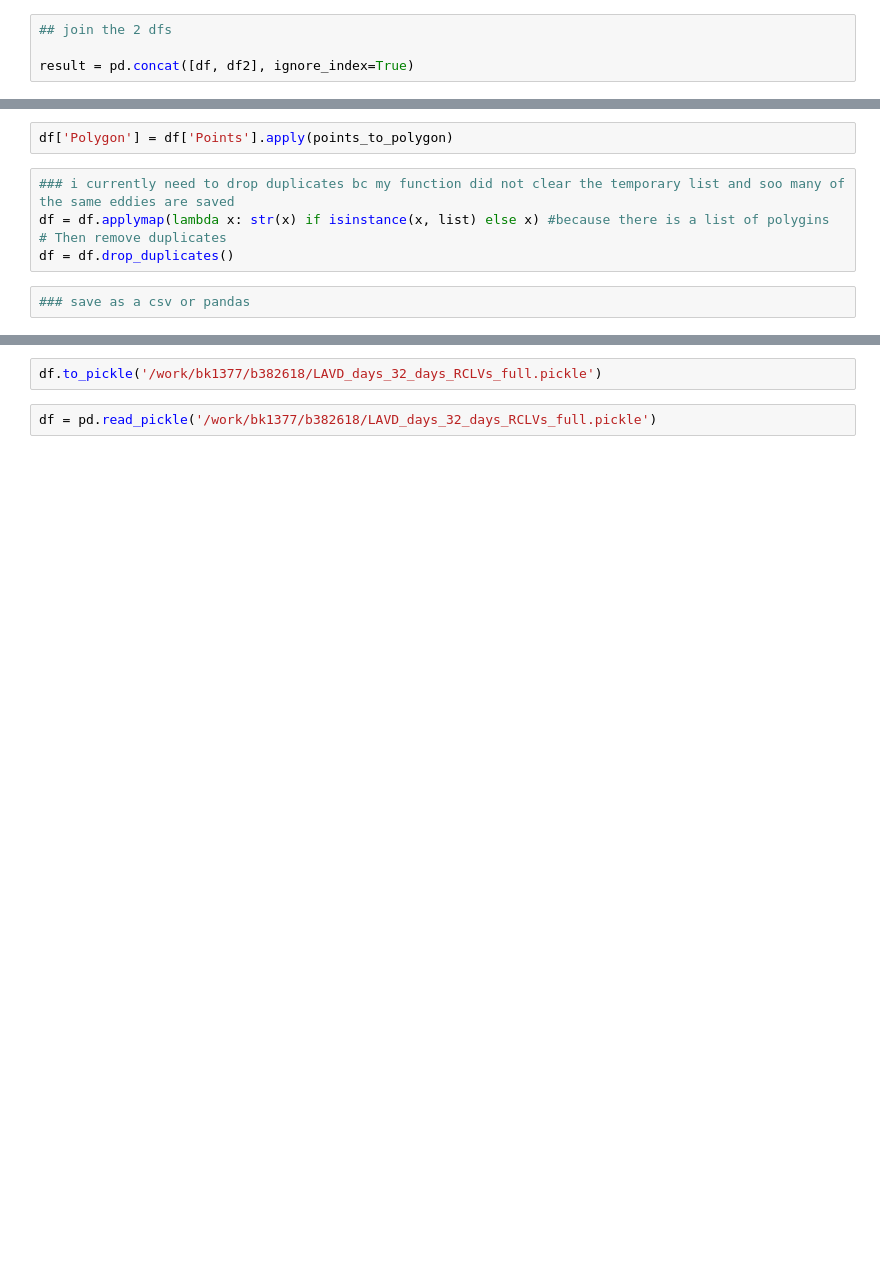
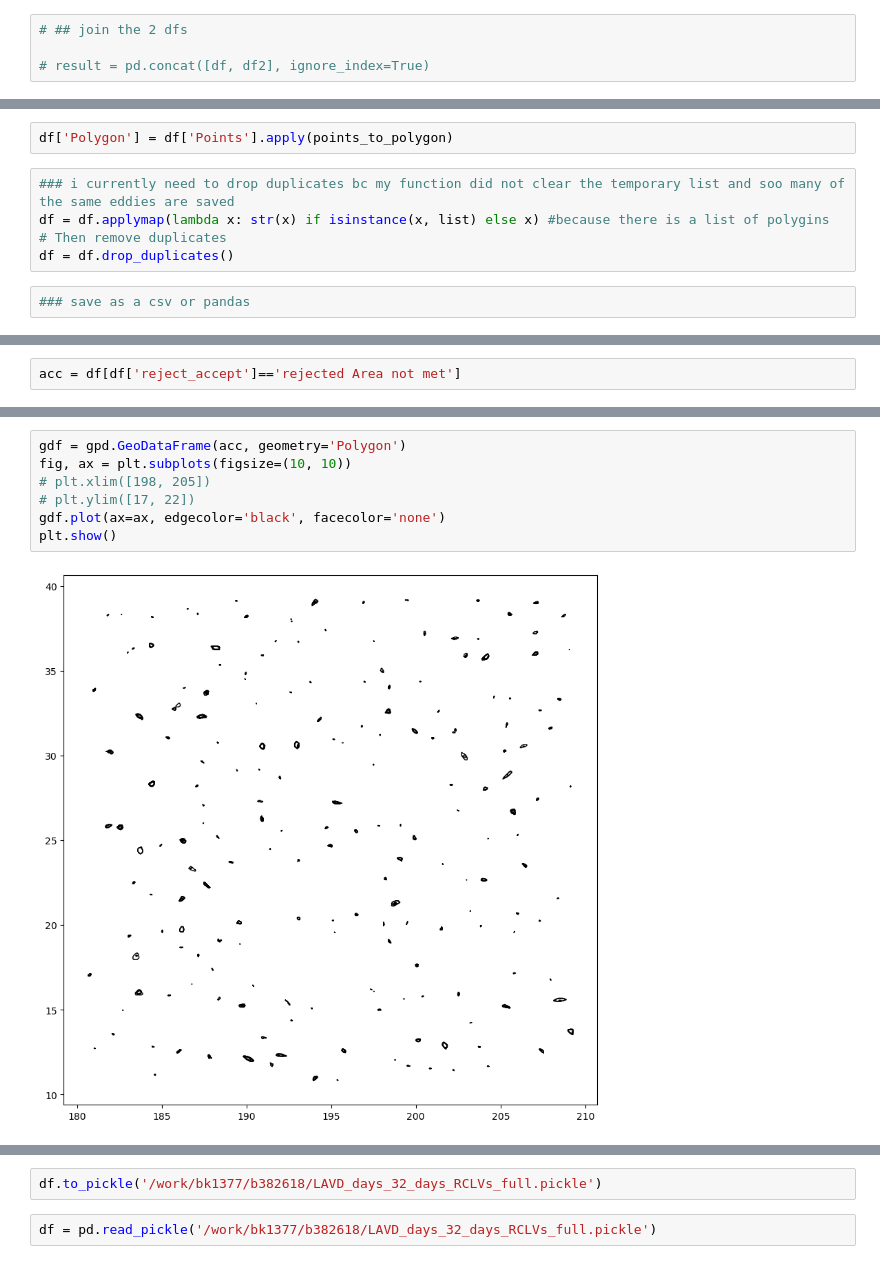
Before and after one commit to berzinastella/RCLVatlas_stella, a Jupyter notebook: coherence_lifetime_functions.ipynb, the cells around one changed output, grey strips where cells are left out. Cells and saved outputs as stored; diff of their text form; blank space fills up the shorter version.

```diff
--- a/coherence_lifetime_functions.ipynb
+++ b/coherence_lifetime_functions.ipynb
@@ -373,7 +634,7 @@ df2.columns.values[-1] = 'Points'
 # %%
-## join the 2 dfs
+# ## join the 2 dfs
 
-result = pd.concat([df, df2], ignore_index=True)
+# result = pd.concat([df, df2], ignore_index=True)
 # %%
 result
 # %% [output]
@@ -422,0 +703,2 @@ pandas.core.frame.DataFrame
+# %%
+acc = df[df['reject_accept']=='rejected Area not met']
@@ -422,0 +721,9 @@ pandas.core.frame.DataFrame
+# %%
+gdf = gpd.GeoDataFrame(acc, geometry='Polygon')
+fig, ax = plt.subplots(figsize=(10, 10))
+# plt.xlim([198, 205])
+# plt.ylim([17, 22])
+gdf.plot(ax=ax, edgecolor='black', facecolor='none')
+plt.show()
+# %% [output]
+[figure, added]
```
Also changed, not shown: parts of 27 cells of this notebook.
